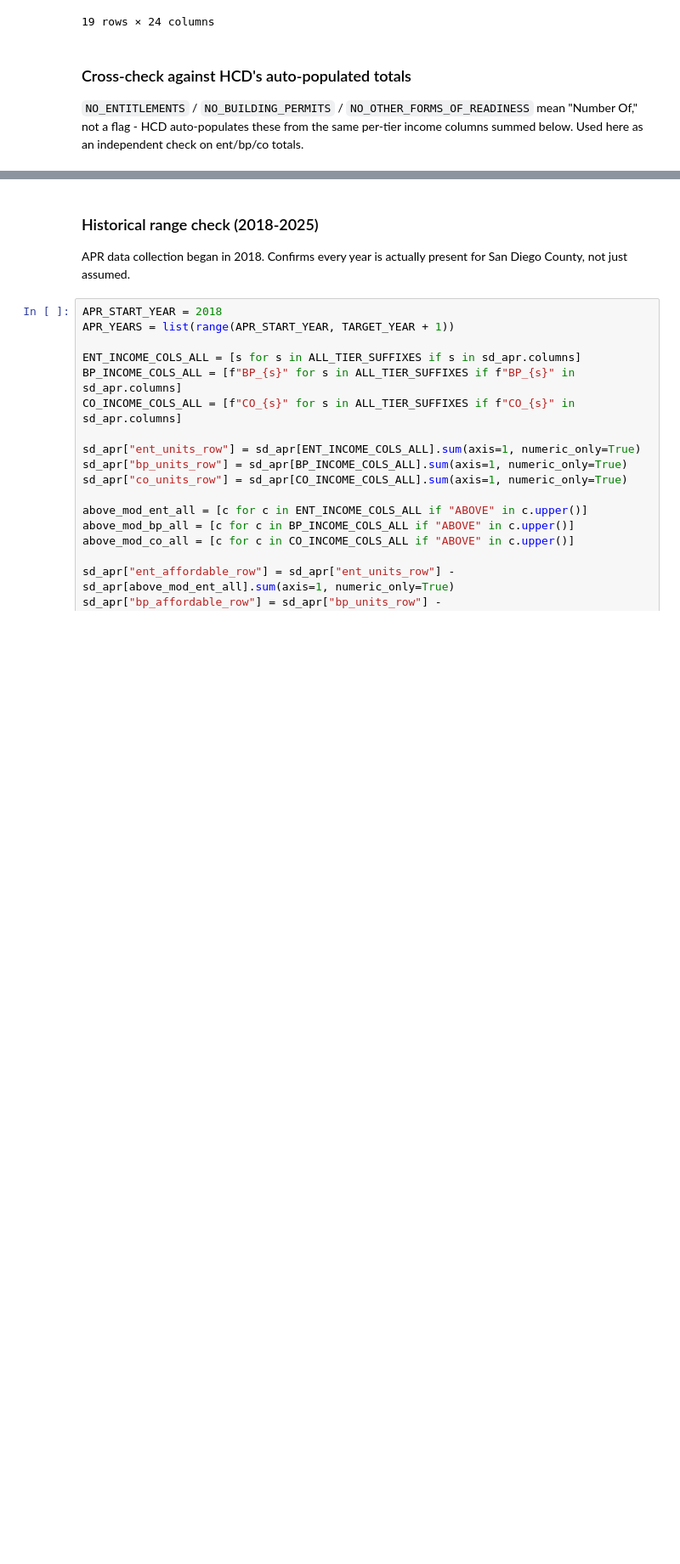
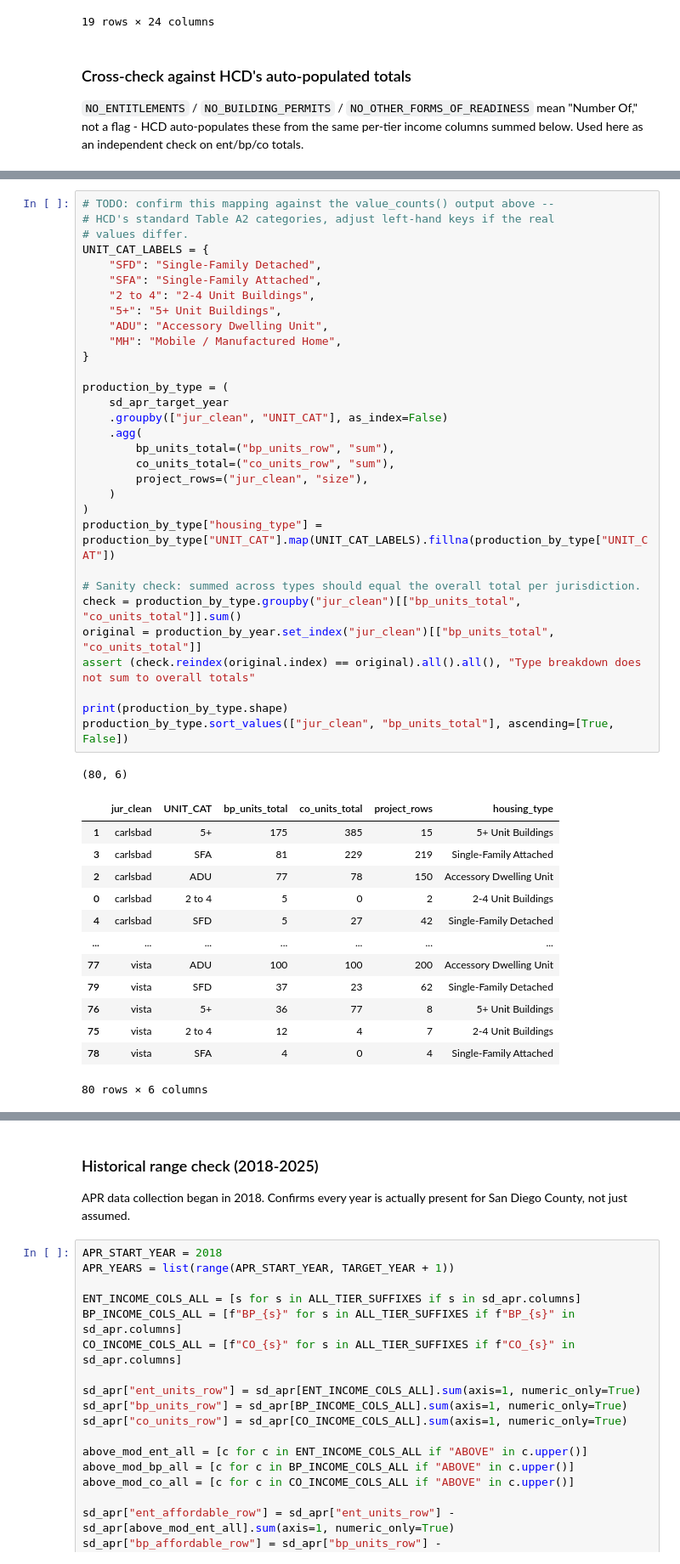
Before and after one commit to laurenthanhvo/chpd-dashboard-data-validation, a Jupyter notebook: van's work/notebooks/rhna_housing_production.ipynb, the cells around one changed output, grey strips where cells are left out. Shown at 85% size. Saved outputs shown, nothing was run; the diff lists cells and outputs as text; blank space fills up the shorter version.

```diff
--- a/van's work/notebooks/rhna_housing_production.ipynb
+++ b/van's work/notebooks/rhna_housing_production.ipynb
@@ -371,0 +426,46 @@ dtype: int64
+# %%
+# TODO: confirm this mapping against the value_counts() output above --
+# HCD's standard Table A2 categories, adjust left-hand keys if the real
+# values differ.
+UNIT_CAT_LABELS = {
+    "SFD": "Single-Family Detached",
+    "SFA": "Single-Family Attached",
+    "2 to 4": "2-4 Unit Buildings",
+    "5+": "5+ Unit Buildings",
+    "ADU": "Accessory Dwelling Unit",
+    "MH": "Mobile / Manufactured Home",
+}
+
+production_by_type = (
+    sd_apr_target_year
+    .groupby(["jur_clean", "UNIT_CAT"], as_index=False)
+    .agg(
+        bp_units_total=("bp_units_row", "sum"),
+        co_units_total=("co_units_row", "sum"),
+        project_rows=("jur_clean", "size"),
+    )
+)
+production_by_type["housing_type"] = production_by_type["UNIT_CAT"].map(UNIT_CAT_LABELS).fillna(production_by_type["UNIT_CAT"])
+
+# Sanity check: summed across types should equal the overall total per jurisdiction.
+check = production_by_type.groupby("jur_clean")[["bp_units_total", "co_units_total"]].sum()
+original = production_by_year.set_index("jur_clean")[["bp_units_total", "co_units_total"]]
+assert (check.reindex(original.index) == original).all().all(), "Type breakdown does not sum to overall totals"
+
+print(production_by_type.shape)
+production_by_type.sort_values(["jur_clean", "bp_units_total"], ascending=[True, False])
+# %% [output]
+(80, 6)
+|  | jur_clean | UNIT_CAT | bp_units_total | co_units_total | project_rows | housing_type |
+| 1 | carlsbad | 5+ | 175 | 385 | 15 | 5+ Unit Buildings |
+| 3 | carlsbad | SFA | 81 | 229 | 219 | Single-Family Attached |
+| 2 | carlsbad | ADU | 77 | 78 | 150 | Accessory Dwelling Unit |
+| 0 | carlsbad | 2 to 4 | 5 | 0 | 2 | 2-4 Unit Buildings |
+| 4 | carlsbad | SFD | 5 | 27 | 42 | Single-Family Detached |
+| ... | ... | ... | ... | ... | ... | ... |
+| 77 | vista | ADU | 100 | 100 | 200 | Accessory Dwelling Unit |
+| 79 | vista | SFD | 37 | 23 | 62 | Single-Family Detached |
+| 76 | vista | 5+ | 36 | 77 | 8 | 5+ Unit Buildings |
+| 75 | vista | 2 to 4 | 12 | 4 | 7 | 2-4 Unit Buildings |
+| 78 | vista | SFA | 4 | 0 | 4 | Single-Family Attached |
+80 rows × 6 columns
```
Also changed, not shown: parts of 9 cells of this notebook, 4 other files.
